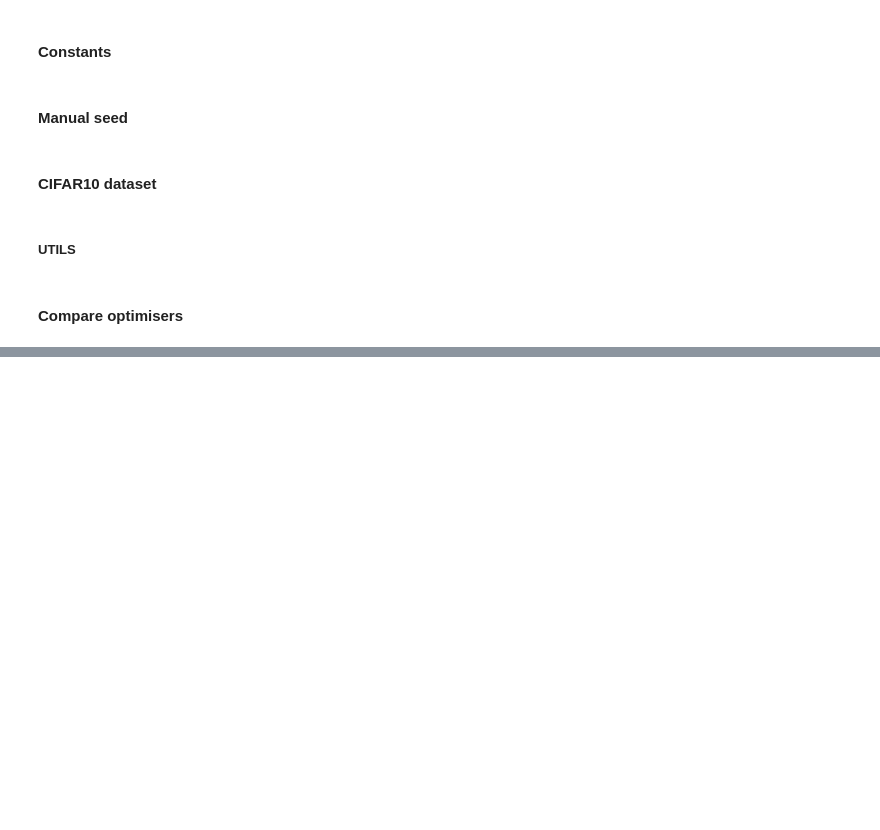
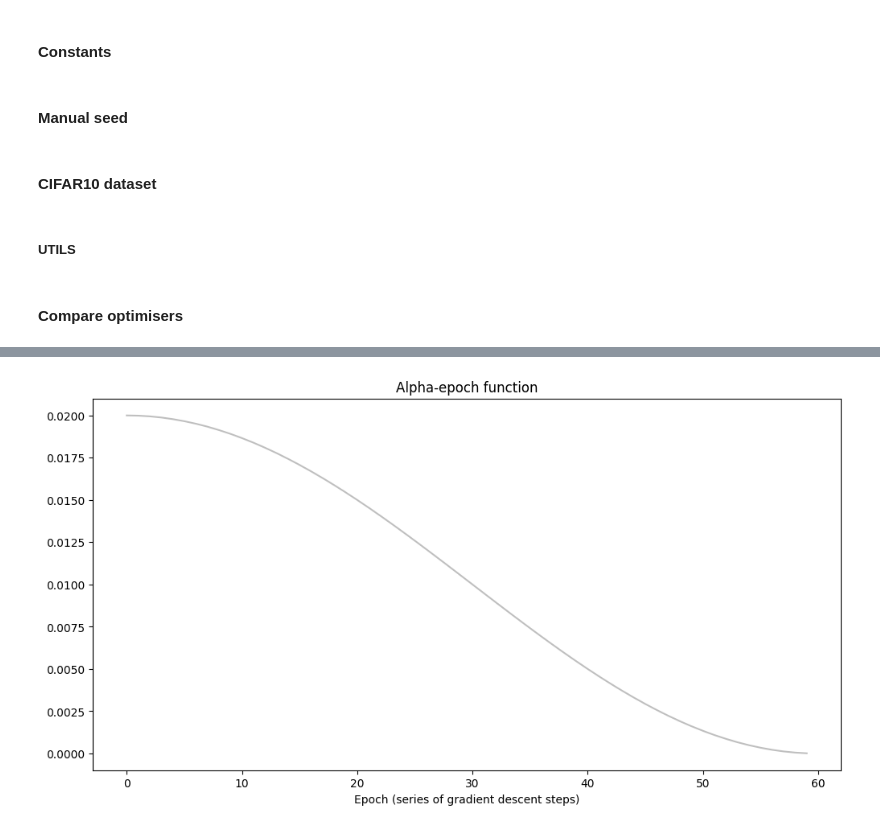
Before and after one commit to vkmbox/adaptive_stepsize, a Jupyter notebook: comparison_cifar10_restnet18.ipynb, the cells around one changed output, grey strips where cells are left out. Drawn from its saved outputs; the diff is of its cells as text; code cells hidden in the pictures; blank space fills up the shorter version.

```diff
--- a/comparison_cifar10_restnet18.ipynb
+++ b/comparison_cifar10_restnet18.ipynb
@@ -467,0 +619,20 @@ Experiment=1, sgd=0.9463249325752259/0.9463249325752259, net-line=0.946723532676
+# %%
+#max_lr = 0.02
+#EPOCHS_PER_EXPERIMENT = 30
+#momentum=0.9
+#vals = [cosine_annealing4_lr(gamma1*0.8, gamma2*0.9, gamma2*1.0, 0.0, 10, 15, 35, 50, epoch) \
+#        for epoch in range(EPOCHS_PER_EXPERIMENT)]
+vals = [0.436*0.9125*cosine_annealing3_lr(1.0, 1.1, 0.0, 15, 38, 50, epoch) for epoch in range(50)]
+#vals2 = [math.sqrt(1-momentum**2)*line_annealing3_lr(1.0, 1.1, 0.01, 10, 40, 49, epoch) for epoch in range(50)]
+#vals2 = [cosine_range_annealing2_lr(max_lr, 1e-5, 0, EPOCHS_PER_EXPERIMENT-1, 0, 15 * math.pi/16, epoch) for epoch in range(EPOCHS_PER_EXPERIMENT)]
+vals2 = [cosine_annealing2_lr(max_lr, 0.0, 0, EPOCHS_PER_EXPERIMENT, epoch) for epoch in range(EPOCHS_PER_EXPERIMENT)]
+
+fig, axes = plt.subplots(1, 1, figsize=(12, 6))
+axes.set_title("Alpha-epoch function")
+#axes.plot(vals, color='blue', alpha=.5) #color='brown'
+axes.plot(vals2, color='grey',alpha=.5)
+axes.set_xlabel("Epoch (series of gradient descent steps)")
+#axes.set_ylabel("Alpha-epoch value")
+plt.show()
+# %% [output]
+[figure, added]
```
Also changed, not shown: parts of 15 cells of this notebook, 9 other files.
